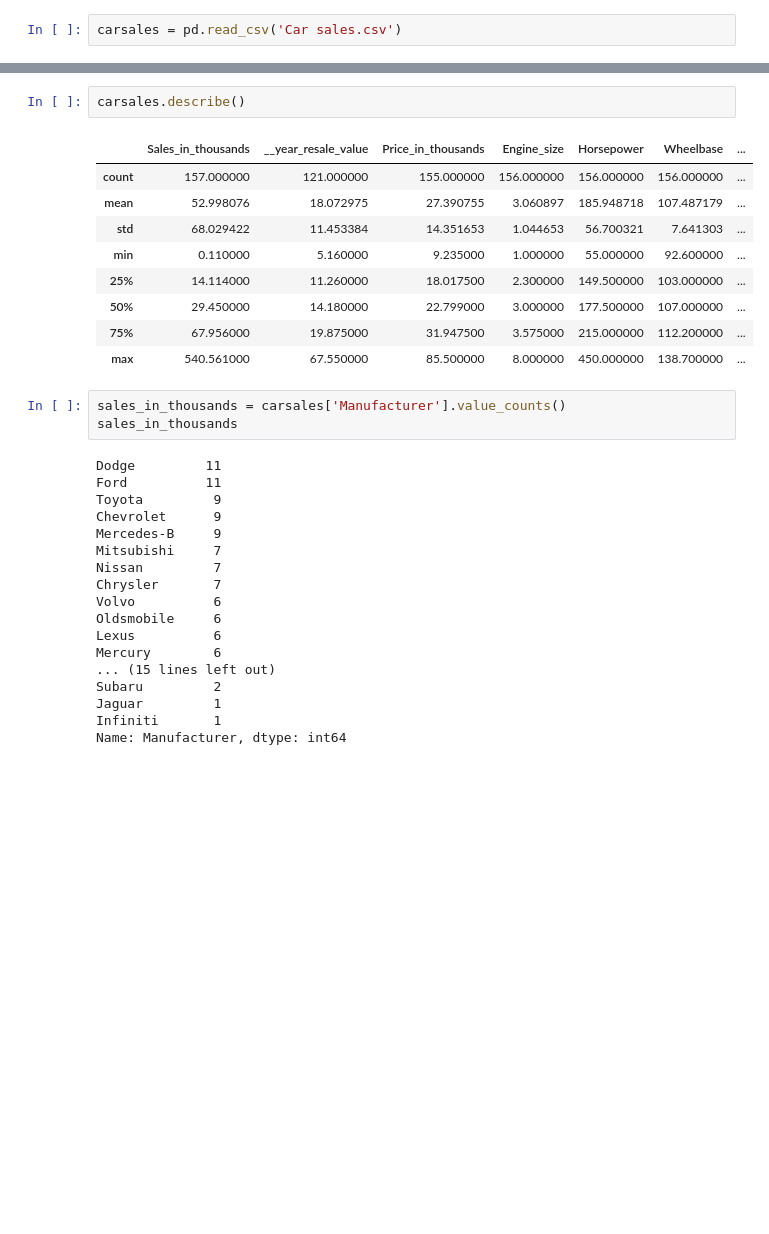
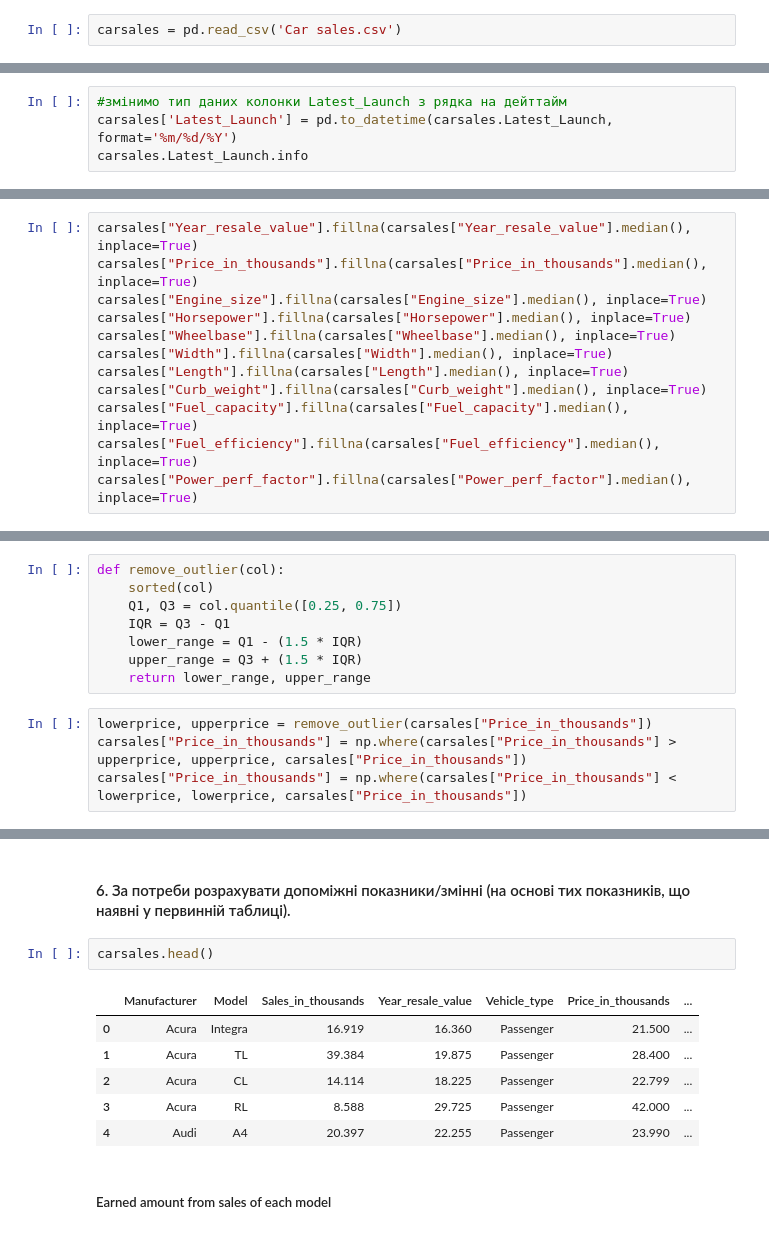
Before and after one commit to anastasiia-vsk/Car-sales, a Jupyter notebook: file.ipynb, the cells around one changed output, grey strips where cells are left out. Cells and saved outputs as stored; diff of their text form; blank space fills up the shorter version.

```diff
--- a/file.ipynb
+++ b/file.ipynb
@@ -56,0 +84,4 @@ memory usage: 19.8+ KB
+# %%
+#змінимо тип даних колонки Latest_Launch з рядка на дейттайм
+carsales['Latest_Launch'] = pd.to_datetime(carsales.Latest_Launch, format='%m/%d/%Y')
+carsales.Latest_Launch.info
@@ -56,0 +132,12 @@ memory usage: 19.8+ KB
+# %%
+carsales["Year_resale_value"].fillna(carsales["Year_resale_value"].median(), inplace=True)
+carsales["Price_in_thousands"].fillna(carsales["Price_in_thousands"].median(), inplace=True)
+carsales["Engine_size"].fillna(carsales["Engine_size"].median(), inplace=True)
+carsales["Horsepower"].fillna(carsales["Horsepower"].median(), inplace=True)
+carsales["Wheelbase"].fillna(carsales["Wheelbase"].median(), inplace=True)
+carsales["Width"].fillna(carsales["Width"].median(), inplace=True)
+carsales["Length"].fillna(carsales["Length"].median(), inplace=True)
+carsales["Curb_weight"].fillna(carsales["Curb_weight"].median(), inplace=True)
+carsales["Fuel_capacity"].fillna(carsales["Fuel_capacity"].median(), inplace=True)
+carsales["Fuel_efficiency"].fillna(carsales["Fuel_efficiency"].median(), inplace=True)
+carsales["Power_perf_factor"].fillna(carsales["Power_perf_factor"].median(), inplace=True)
@@ -76,0 +191,12 @@ dtype: int64
+# %%
+def remove_outlier(col):
+    sorted(col)
+    Q1, Q3 = col.quantile([0.25, 0.75])
+    IQR = Q3 - Q1
+    lower_range = Q1 - (1.5 * IQR)
+    upper_range = Q3 + (1.5 * IQR)
+    return lower_range, upper_range
+# %%
+lowerprice, upperprice = remove_outlier(carsales["Price_in_thousands"])
+carsales["Price_in_thousands"] = np.where(carsales["Price_in_thousands"] > upperprice, upperprice, carsales["Price_in_thousands"])
+carsales["Price_in_thousands"] = np.where(carsales["Price_in_thousands"] < lowerprice, lowerprice, carsales["Price_in_thousands"])
@@ -77,33 +229,13 @@ dtype: int64
+# %% [markdown]
+#### 6.	За потреби розрахувати допоміжні показники/змінні (на основі тих показників, що наявні у первинній таблиці).
 # %%
-carsales.describe()
+carsales.head()
 # %% [output]
-|  | Sales_in_thousands | __year_resale_value | Price_in_thousands | Engine_size | Horsepower | Wheelbase | ... |
-| count | 157.000000 | 121.000000 | 155.000000 | 156.000000 | 156.000000 | 156.000000 | ... |
-| mean | 52.998076 | 18.072975 | 27.390755 | 3.060897 | 185.948718 | 107.487179 | ... |
-| std | 68.029422 | 11.453384 | 14.351653 | 1.044653 | 56.700321 | 7.641303 | ... |
-| min | 0.110000 | 5.160000 | 9.235000 | 1.000000 | 55.000000 | 92.600000 | ... |
-| 25% | 14.114000 | 11.260000 | 18.017500 | 2.300000 | 149.500000 | 103.000000 | ... |
-| 50% | 29.450000 | 14.180000 | 22.799000 | 3.000000 | 177.500000 | 107.000000 | ... |
-| 75% | 67.956000 | 19.875000 | 31.947500 | 3.575000 | 215.000000 | 112.200000 | ... |
-| max | 540.561000 | 67.550000 | 85.500000 | 8.000000 | 450.000000 | 138.700000 | ... |
+|  | Manufacturer | Model | Sales_in_thousands | Year_resale_value | Vehicle_type | Price_in_thousands | ... |
+| 0 | Acura | Integra | 16.919 | 16.360 | Passenger | 21.500 | ... |
+| 1 | Acura | TL | 39.384 | 19.875 | Passenger | 28.400 | ... |
+| 2 | Acura | CL | 14.114 | 18.225 | Passenger | 22.799 | ... |
+| 3 | Acura | RL | 8.588 | 29.725 | Passenger | 42.000 | ... |
+| 4 | Audi | A4 | 20.397 | 22.255 | Passenger | 23.990 | ... |
-# %%
-sales_in_thousands = carsales['Manufacturer'].value_counts()
-sales_in_thousands
-# %% [output]
-Dodge         11
-Ford          11
-Toyota         9
-Chevrolet      9
-Mercedes-B     9
-Mitsubishi     7
-Nissan         7
-Chrysler       7
-Volvo          6
-Oldsmobile     6
-Lexus          6
-Mercury        6
-... (15 lines left out)
-Subaru         2
-Jaguar         1
-Infiniti       1
-Name: Manufacturer, dtype: int64
+# %% [markdown]
+##### Earned amount from sales of each model
```
Also changed, not shown: parts of 56 cells of this notebook.
